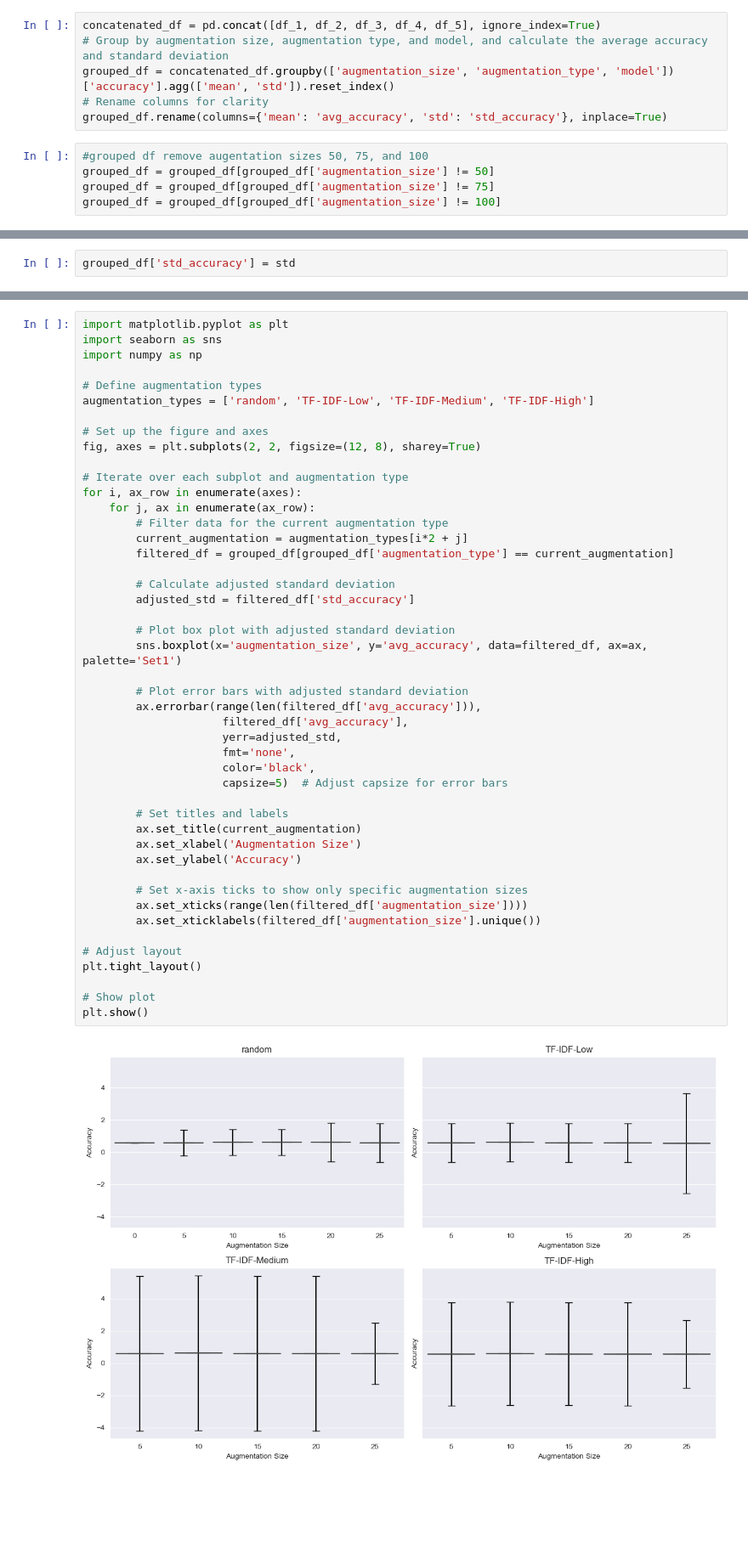
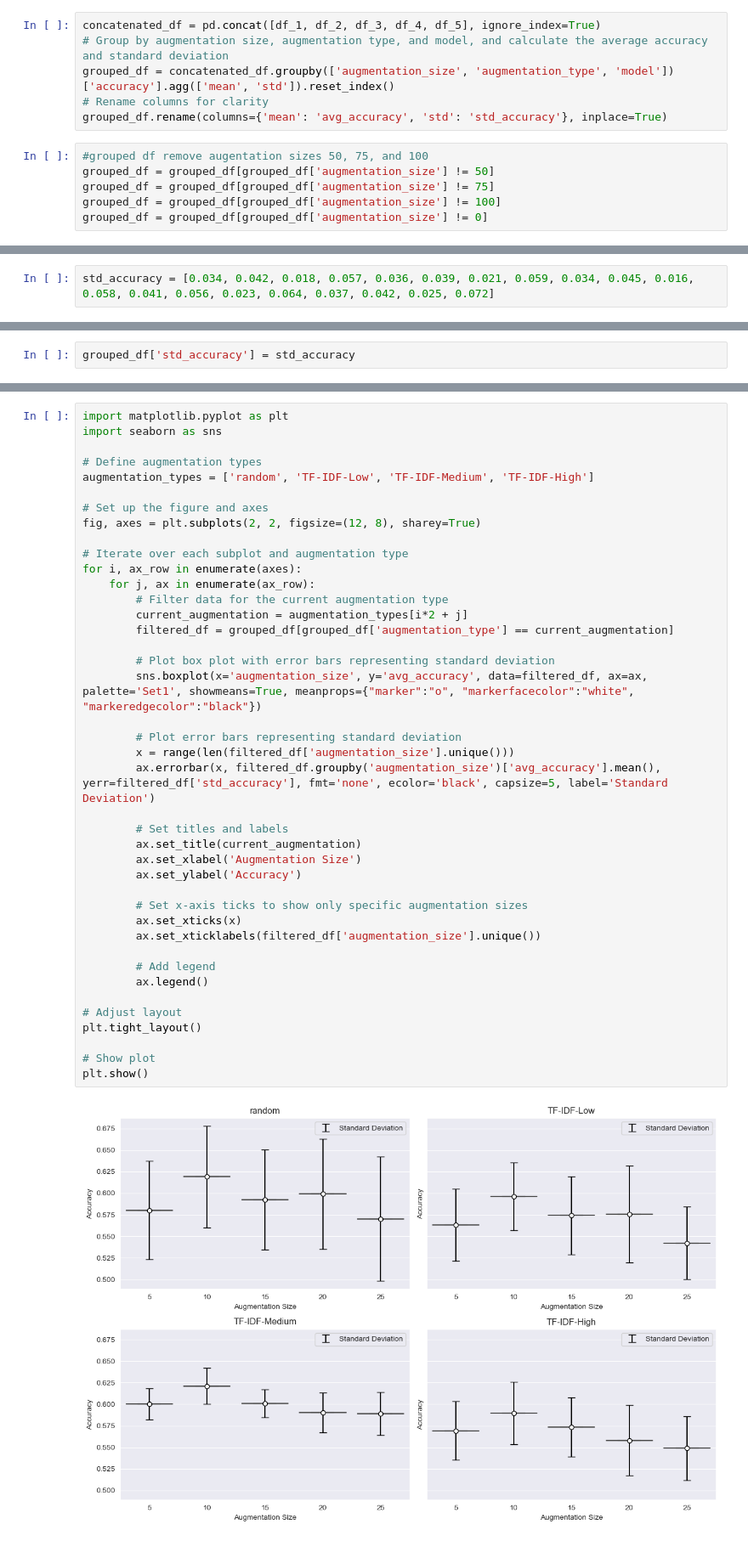
Before and after one commit to NiallMcguire/SIGIR_EEG_GAN, a Jupyter notebook: Development/Named-Entity-Classification/Results/Paper_Results.ipynb, the cells around one changed output, grey strips where cells are left out. Shown at 85% size. Saved outputs shown, nothing was run; the diff lists cells and outputs as text; blank space fills up the shorter version.

```diff
--- a/Development/Named-Entity-Classification/Results/Paper_Results.ipynb
+++ b/Development/Named-Entity-Classification/Results/Paper_Results.ipynb
@@ -104,3 +104,4 @@ grouped_df.rename(columns={'mean': 'avg_accuracy', 'std': 'std_accuracy'}, inpla
 grouped_df = grouped_df[grouped_df['augmentation_size'] != 50]
 grouped_df = grouped_df[grouped_df['augmentation_size'] != 75]
 grouped_df = grouped_df[grouped_df['augmentation_size'] != 100]
+grouped_df = grouped_df[grouped_df['augmentation_size'] != 0]
@@ -108,0 +128,2 @@ std = [0.0, 3.2, 1.2, 4.8, 0.8, 3.2, 1.2, 4.8, 0.8, 3.2, 1.2, 4.8, 0.8, 3.2, 1.2
+# %%
+std_accuracy = [0.034, 0.042, 0.018, 0.057, 0.036, 0.039, 0.021, 0.059, 0.034, 0.045, 0.016, 0.058, 0.041, 0.056, 0.023, 0.064, 0.037, 0.042, 0.025, 0.072]
@@ -109,2 +134,2 @@ std = [0.0, 3.2, 1.2, 4.8, 0.8, 3.2, 1.2, 4.8, 0.8, 3.2, 1.2, 4.8, 0.8, 3.2, 1.2
 # %%
-grouped_df['std_accuracy'] = std
+grouped_df['std_accuracy'] = std_accuracy
@@ -111,48 +156,43 @@ grouped_df['std_accuracy'] = std
 # %%
 import matplotlib.pyplot as plt
 import seaborn as sns
-import numpy as np
 
 # Define augmentation types
 augmentation_types = ['random', 'TF-IDF-Low', 'TF-IDF-Medium', 'TF-IDF-High']
 
 # Set up the figure and axes
 fig, axes = plt.subplots(2, 2, figsize=(12, 8), sharey=True)
 
 # Iterate over each subplot and augmentation type
 for i, ax_row in enumerate(axes):
     for j, ax in enumerate(ax_row):
         # Filter data for the current augmentation type
         current_augmentation = augmentation_types[i*2 + j]
         filtered_df = grouped_df[grouped_df['augmentation_type'] == current_augmentation]
 
-        # Calculate adjusted standard deviation
-        adjusted_std = filtered_df['std_accuracy']
+        # Plot box plot with error bars representing standard deviation
+        sns.boxplot(x='augmentation_size', y='avg_accuracy', data=filtered_df, ax=ax, palette='Set1', showmeans=True, meanprops={"marker":"o", "markerfacecolor":"white", "markeredgecolor":"black"})
 
-        # Plot box plot with adjusted standard deviation
-        sns.boxplot(x='augmentation_size', y='avg_accuracy', data=filtered_df, ax=ax, palette='Set1')
-
-        # Plot error bars with adjusted standard deviation
-        ax.errorbar(range(len(filtered_df['avg_accuracy'])),
-                     filtered_df['avg_accuracy'],
-                     yerr=adjusted_std,
-                     fmt='none',
-                     color='black',
-                     capsize=5)  # Adjust capsize for error bars
+        # Plot error bars representing standard deviation
+        x = range(len(filtered_df['augmentation_size'].unique()))
+        ax.errorbar(x, filtered_df.groupby('augmentation_size')['avg_accuracy'].mean(), yerr=filtered_df['std_accuracy'], fmt='none', ecolor='black', capsize=5, label='Standard Deviation')
 
         # Set titles and labels
         ax.set_title(current_augmentation)
         ax.set_xlabel('Augmentation Size')
         ax.set_ylabel('Accuracy')
 
         # Set x-axis ticks to show only specific augmentation sizes
-        ax.set_xticks(range(len(filtered_df['augmentation_size'])))
+        ax.set_xticks(x)
         ax.set_xticklabels(filtered_df['augmentation_size'].unique())
+
+        # Add legend
+        ax.legend()
 
 # Adjust layout
 plt.tight_layout()
 
 # Show plot
 plt.show()
 # %% [output]
-[figure, old version]
+[figure, new version]
```
Also changed, not shown: parts of 4 cells of this notebook.
